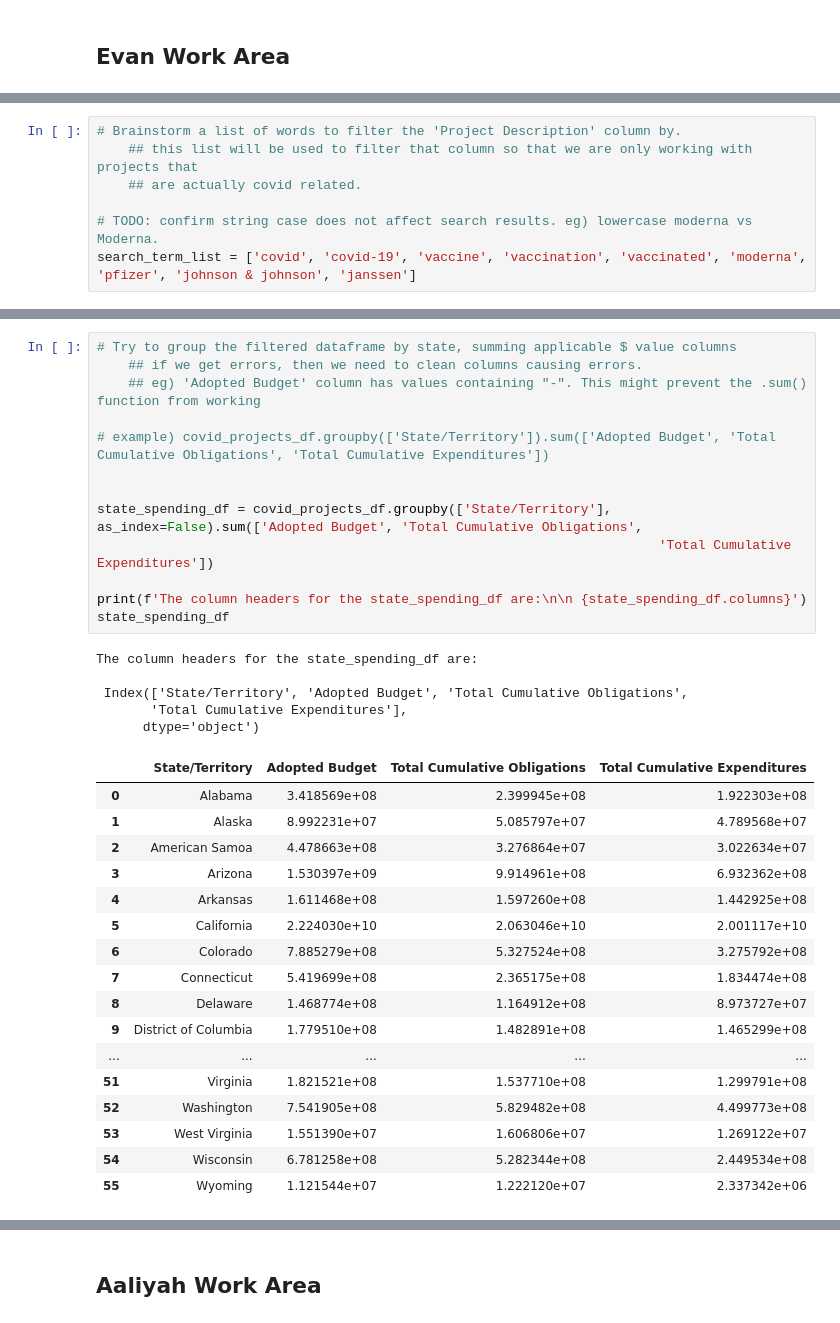
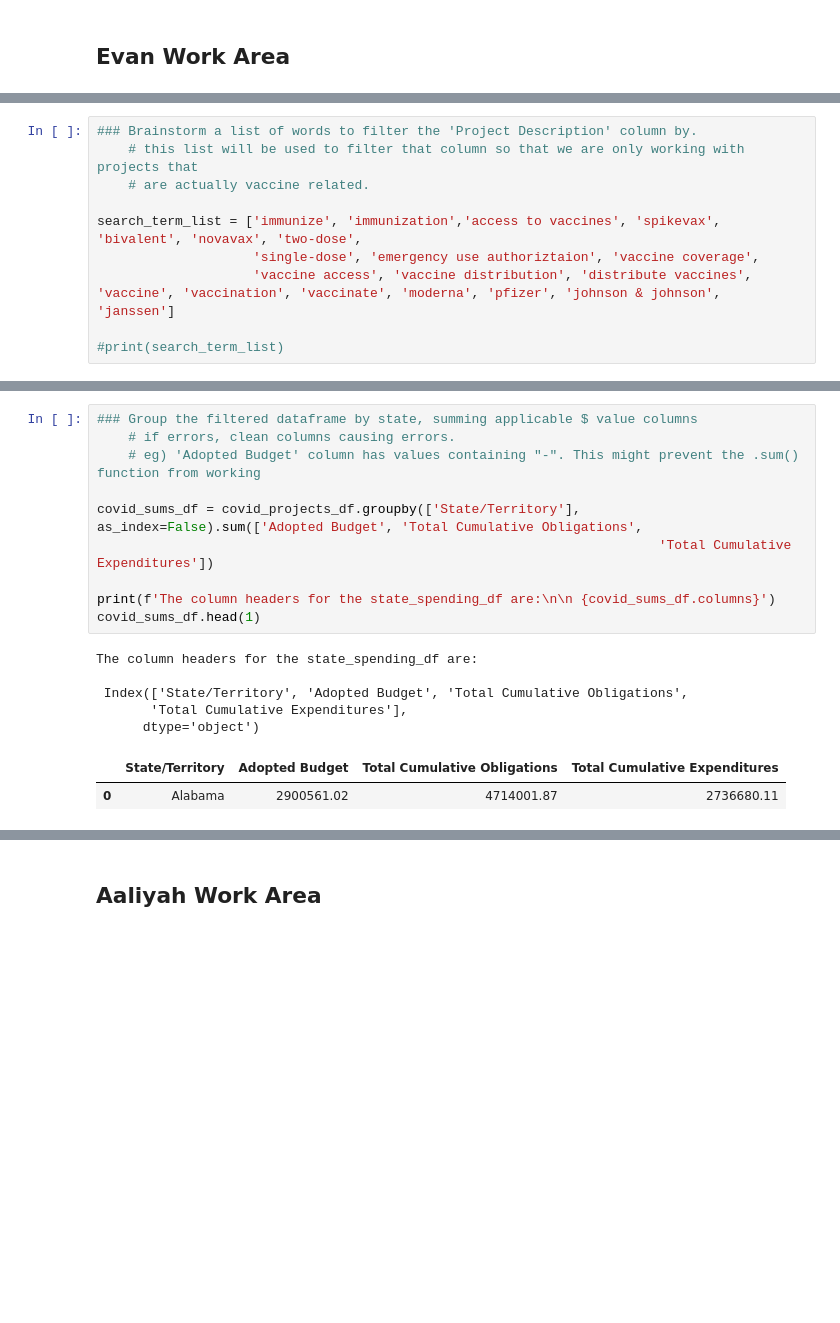
Before and after one commit to Evdawg/Project_1_Covid_Data, a Jupyter notebook: Evan_copy_Project_1_covid.ipynb, the cells around one changed output, grey strips where cells are left out. Cells and saved outputs as stored; diff of their text form; blank space fills up the shorter version.

```diff
--- a/Evan_copy_Project_1_covid.ipynb
+++ b/Evan_copy_Project_1_covid.ipynb
@@ -85,10 +74,13 @@ The Project Description column has been set to lowercase for all string values:
 | 0 | TPN-039343 | RCP-039196 | Woodbury County, Iowa | Iowa | Iowa | Tier 2. Metropolitan cities and c... | Local Government | ... |
 | 1 | TPN-039461 | RCP-036070 | Lexington-Fayette Urban County, K... | Kentucky | Kentucky | Tier 1. States, U.S. territories,... | Local Government | ... |
 # %%
-# Brainstorm a list of words to filter the 'Project Description' column by.
-    ## this list will be used to filter that column so that we are only working with projects that
-    ## are actually covid related.
+### Brainstorm a list of words to filter the 'Project Description' column by.
+    # this list will be used to filter that column so that we are only working with projects that
+    # are actually vaccine related.
 
-# TODO: confirm string case does not affect search results. eg) lowercase moderna vs Moderna.
-search_term_list = ['covid', 'covid-19', 'vaccine', 'vaccination', 'vaccinated', 'moderna', 'pfizer', 'johnson & johnson', 'janssen']
+search_term_list = ['immunize', 'immunization','access to vaccines', 'spikevax', 'bivalent', 'novavax', 'two-dose',
+                    'single-dose', 'emergency use authoriztaion', 'vaccine coverage',
+                    'vaccine access', 'vaccine distribution', 'distribute vaccines', 'vaccine', 'vaccination', 'vaccinate', 'moderna', 'pfizer', 'johnson & johnson', 'janssen']
+
+#print(search_term_list)
 # %%
@@ -173,37 +148,19 @@ covid_projects_df
 # %%
-# Try to group the filtered dataframe by state, summing applicable $ value columns
-    ## if we get errors, then we need to clean columns causing errors.
-    ## eg) 'Adopted Budget' column has values containing "-". This might prevent the .sum() function from working
+### Group the filtered dataframe by state, summing applicable $ value columns
+    # if errors, clean columns causing errors.
+    # eg) 'Adopted Budget' column has values containing "-". This might prevent the .sum() function from working
 
-# example) covid_projects_df.groupby(['State/Territory']).sum(['Adopted Budget', 'Total Cumulative Obligations', 'Total Cumulative Expenditures'])
-
-
-state_spending_df = covid_projects_df.groupby(['State/Territory'], as_index=False).sum(['Adopted Budget', 'Total Cumulative Obligations',
+covid_sums_df = covid_projects_df.groupby(['State/Territory'], as_index=False).sum(['Adopted Budget', 'Total Cumulative Obligations',
                                                                         'Total Cumulative Expenditures'])
 
-print(f'The column headers for the state_spending_df are:\n\n {state_spending_df.columns}')
-state_spending_df
+print(f'The column headers for the state_spending_df are:\n\n {covid_sums_df.columns}')
+covid_sums_df.head(1)
 # %% [output]
 The column headers for the state_spending_df are:
 
  Index(['State/Territory', 'Adopted Budget', 'Total Cumulative Obligations',
        'Total Cumulative Expenditures'],
       dtype='object')
 |  | State/Territory | Adopted Budget | Total Cumulative Obligations | Total Cumulative Expenditures |
-| 0 | Alabama | 3.418569e+08 | 2.399945e+08 | 1.922303e+08 |
-| 1 | Alaska | 8.992231e+07 | 5.085797e+07 | 4.789568e+07 |
-| 2 | American Samoa | 4.478663e+08 | 3.276864e+07 | 3.022634e+07 |
-| 3 | Arizona | 1.530397e+09 | 9.914961e+08 | 6.932362e+08 |
-| 4 | Arkansas | 1.611468e+08 | 1.597260e+08 | 1.442925e+08 |
-| 5 | California | 2.224030e+10 | 2.063046e+10 | 2.001117e+10 |
-| 6 | Colorado | 7.885279e+08 | 5.327524e+08 | 3.275792e+08 |
-| 7 | Connecticut | 5.419699e+08 | 2.365175e+08 | 1.834474e+08 |
-| 8 | Delaware | 1.468774e+08 | 1.164912e+08 | 8.973727e+07 |
-| 9 | District of Columbia | 1.779510e+08 | 1.482891e+08 | 1.465299e+08 |
-| ... | ... | ... | ... | ... |
-| 51 | Virginia | 1.821521e+08 | 1.537710e+08 | 1.299791e+08 |
-| 52 | Washington | 7.541905e+08 | 5.829482e+08 | 4.499773e+08 |
-| 53 | West Virginia | 1.551390e+07 | 1.606806e+07 | 1.269122e+07 |
-| 54 | Wisconsin | 6.781258e+08 | 5.282344e+08 | 2.449534e+08 |
-| 55 | Wyoming | 1.121544e+07 | 1.222120e+07 | 2.337342e+06 |
+| 0 | Alabama | 2900561.02 | 4714001.87 | 2736680.11 |
 # %%
```
Also changed, not shown: parts of 114 cells of this notebook.
